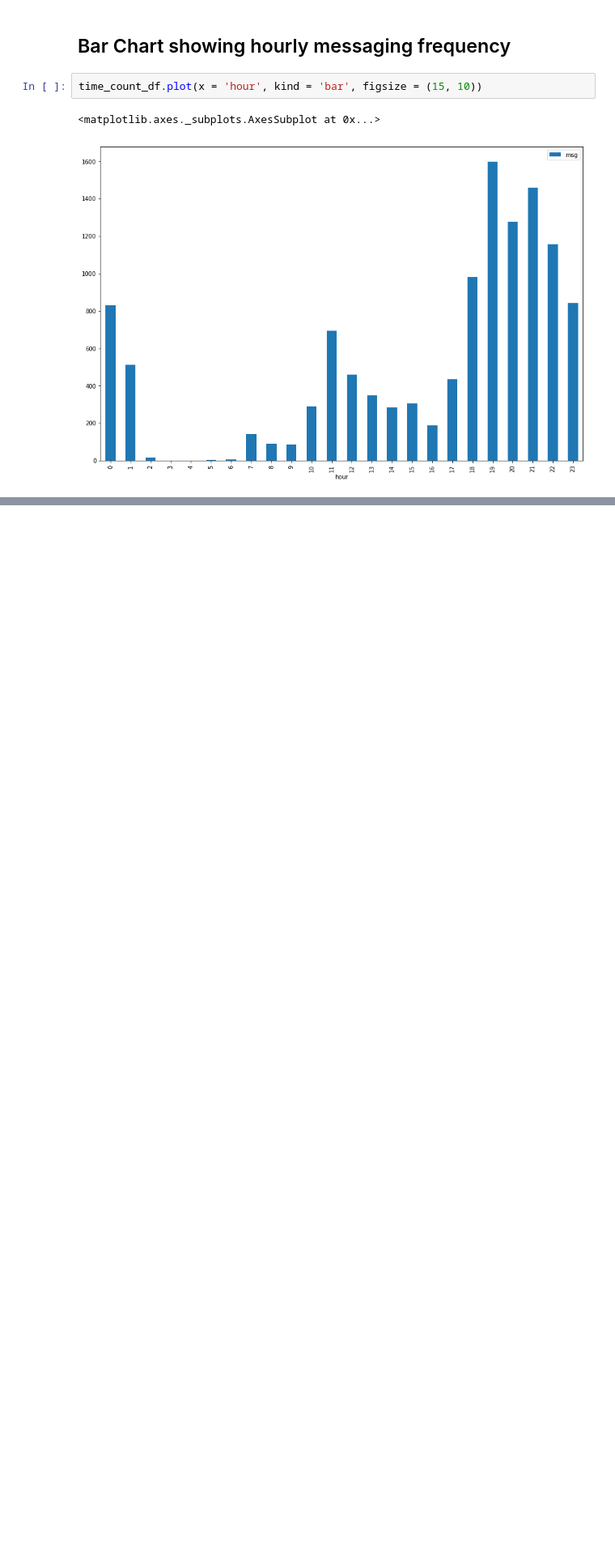
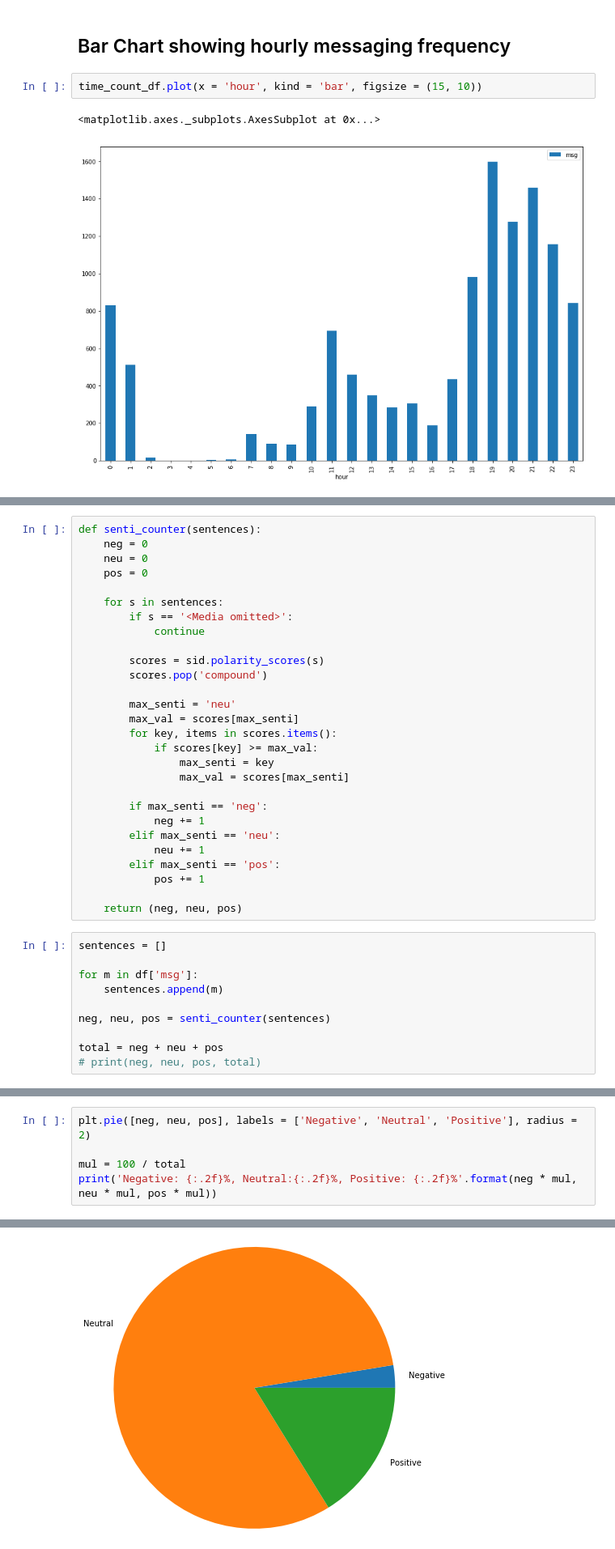
Before and after one commit to Kinjalrk2k/Visualizing-WhatsApp-Chats, a Jupyter notebook: Wp.ipynb, the cells around one changed output, grey strips where cells are left out. Shown at 81% size. Drawn from its saved outputs; the diff is of its cells as text; blank space fills up the shorter version.

Commit message:
Added Sentiment Analysis

```diff
--- a/Wp.ipynb
+++ b/Wp.ipynb
@@ -215,0 +225,38 @@ time_count_df.plot(x = 'hour', kind = 'bar', figsize = (15, 10))
+# %%
+def senti_counter(sentences):
+    neg = 0
+    neu = 0
+    pos = 0
+
+    for s in sentences:
+        if s == '<Media omitted>':
+            continue
+
+        scores = sid.polarity_scores(s)
+        scores.pop('compound')
+
+        max_senti = 'neu'
+        max_val = scores[max_senti]
+        for key, items in scores.items():
+            if scores[key] >= max_val:
+                max_senti = key
+                max_val = scores[max_senti]
+
+        if max_senti == 'neg':
+            neg += 1
+        elif max_senti == 'neu':
+            neu += 1
+        elif max_senti == 'pos':
+            pos += 1
+
+    return (neg, neu, pos)
+# %%
+sentences = []
+
+for m in df['msg']:
+    sentences.append(m)
+
+neg, neu, pos = senti_counter(sentences)
+
+total = neg + neu + pos
+# print(neg, neu, pos, total)
@@ -215,0 +265,6 @@ time_count_df.plot(x = 'hour', kind = 'bar', figsize = (15, 10))
+# %%
+plt.pie([neg, neu, pos], labels = ['Negative', 'Neutral', 'Positive'], radius = 2)
+
+mul = 100 / total
+print('Negative: {:.2f}%, Neutral:{:.2f}%, Positive: {:.2f}%'.format(neg * mul, neu * mul, pos * mul))
+# %% [output]
@@ -215,0 +272 @@ time_count_df.plot(x = 'hour', kind = 'bar', figsize = (15, 10))
+[figure, added]
```
Also changed, not shown: parts of 7 cells of this notebook.
